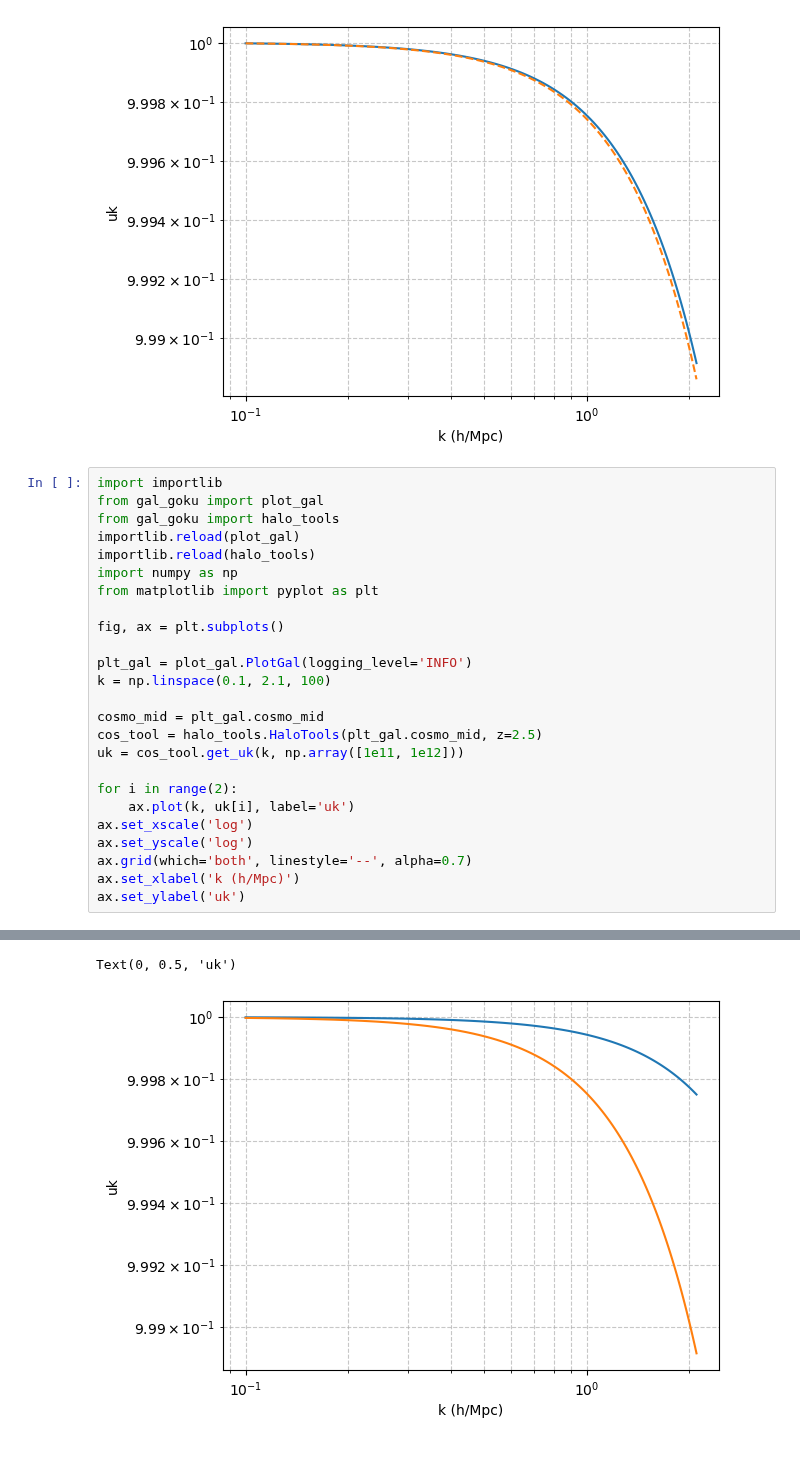
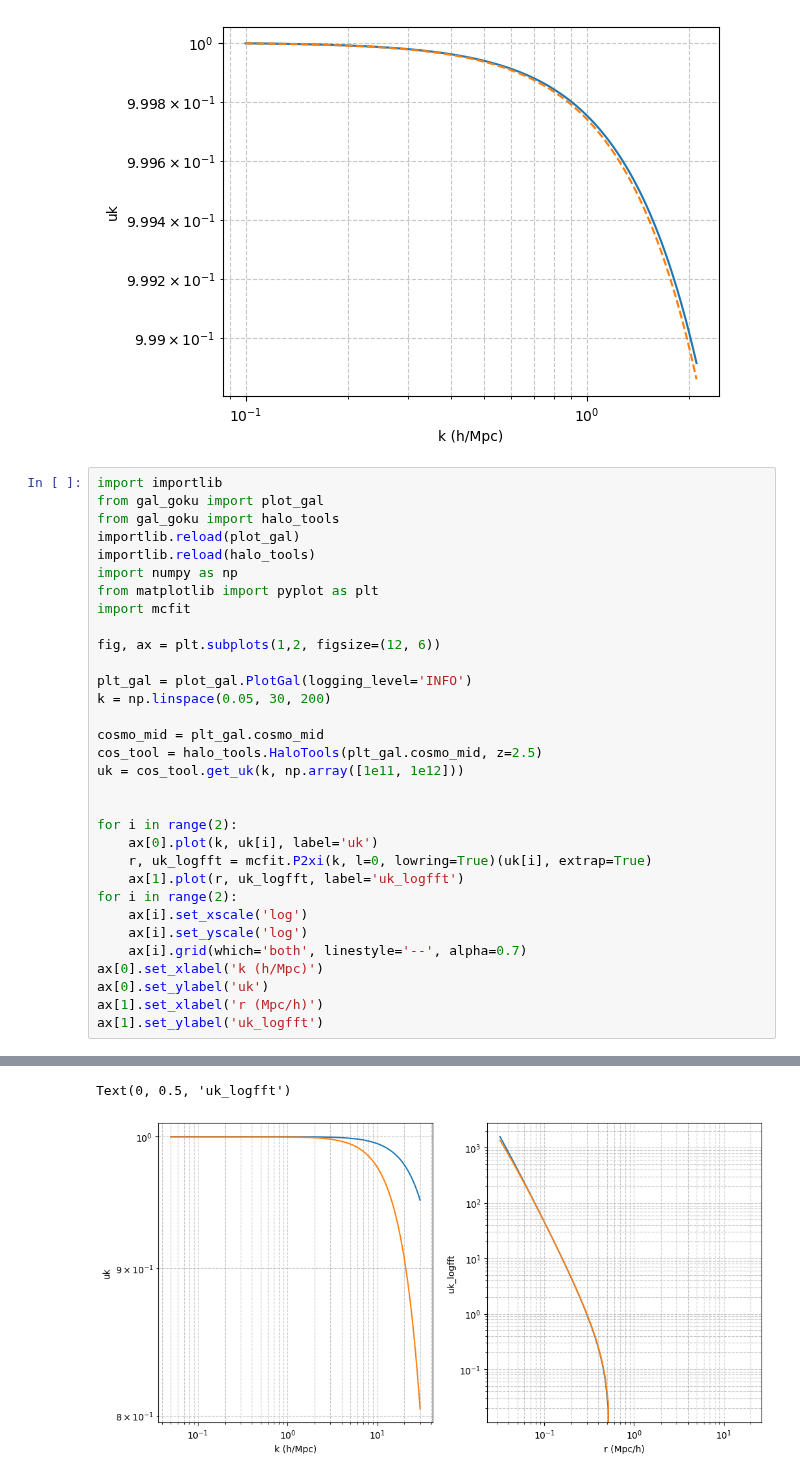
Before and after one commit to qezlou/Goku_ELG, a Jupyter notebook: emu/notebooks/xi_gg/cen_sat_dist.ipynb, the cells around one changed output, grey strips where cells are left out. Drawn from its saved outputs; the diff is of its cells as text.

```diff
--- a/emu/notebooks/xi_gg/cen_sat_dist.ipynb
+++ b/emu/notebooks/xi_gg/cen_sat_dist.ipynb
@@ -106,21 +106,28 @@ importlib.reload(plot_gal)
 importlib.reload(halo_tools)
 import numpy as np
 from matplotlib import pyplot as plt
+import mcfit
 
-fig, ax = plt.subplots()
+fig, ax = plt.subplots(1,2, figsize=(12, 6))
 
 plt_gal = plot_gal.PlotGal(logging_level='INFO')
-k = np.linspace(0.1, 2.1, 100)
+k = np.linspace(0.05, 30, 200)
 
 cosmo_mid = plt_gal.cosmo_mid
 cos_tool = halo_tools.HaloTools(plt_gal.cosmo_mid, z=2.5)
 uk = cos_tool.get_uk(k, np.array([1e11, 1e12]))
 
+
 for i in range(2):
-    ax.plot(k, uk[i], label='uk')
-ax.set_xscale('log')
-ax.set_yscale('log')
-ax.grid(which='both', linestyle='--', alpha=0.7)
-ax.set_xlabel('k (h/Mpc)')
-ax.set_ylabel('uk')
+    ax[0].plot(k, uk[i], label='uk')
+    r, uk_logfft = mcfit.P2xi(k, l=0, lowring=True)(uk[i], extrap=True)
+    ax[1].plot(r, uk_logfft, label='uk_logfft')
+for i in range(2):
+    ax[i].set_xscale('log')
+    ax[i].set_yscale('log')
+    ax[i].grid(which='both', linestyle='--', alpha=0.7)
+ax[0].set_xlabel('k (h/Mpc)')
+ax[0].set_ylabel('uk')
+ax[1].set_xlabel('r (Mpc/h)')
+ax[1].set_ylabel('uk_logfft')
 # %% [output]
@@ -144,2 +151,2 @@ BaseEmulator | 05/26/2025 09:58:38 PM | INFO  |  Loading the hmf emulator from /
-Text(0, 0.5, 'uk')
+Text(0, 0.5, 'uk_logfft')
-[figure, old version]
+[figure, new version]
```
Also changed, not shown: parts of 9 cells of this notebook, 2 other files.
